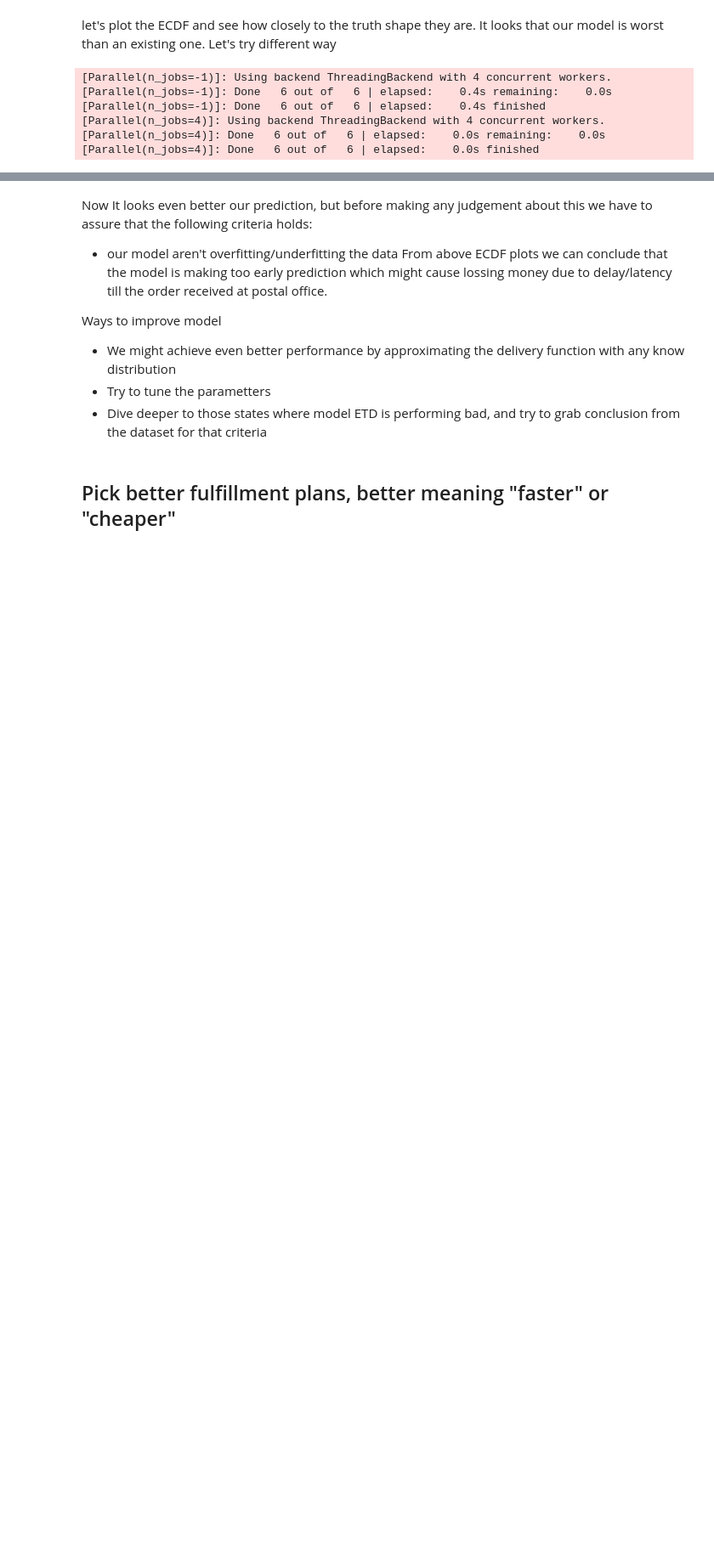
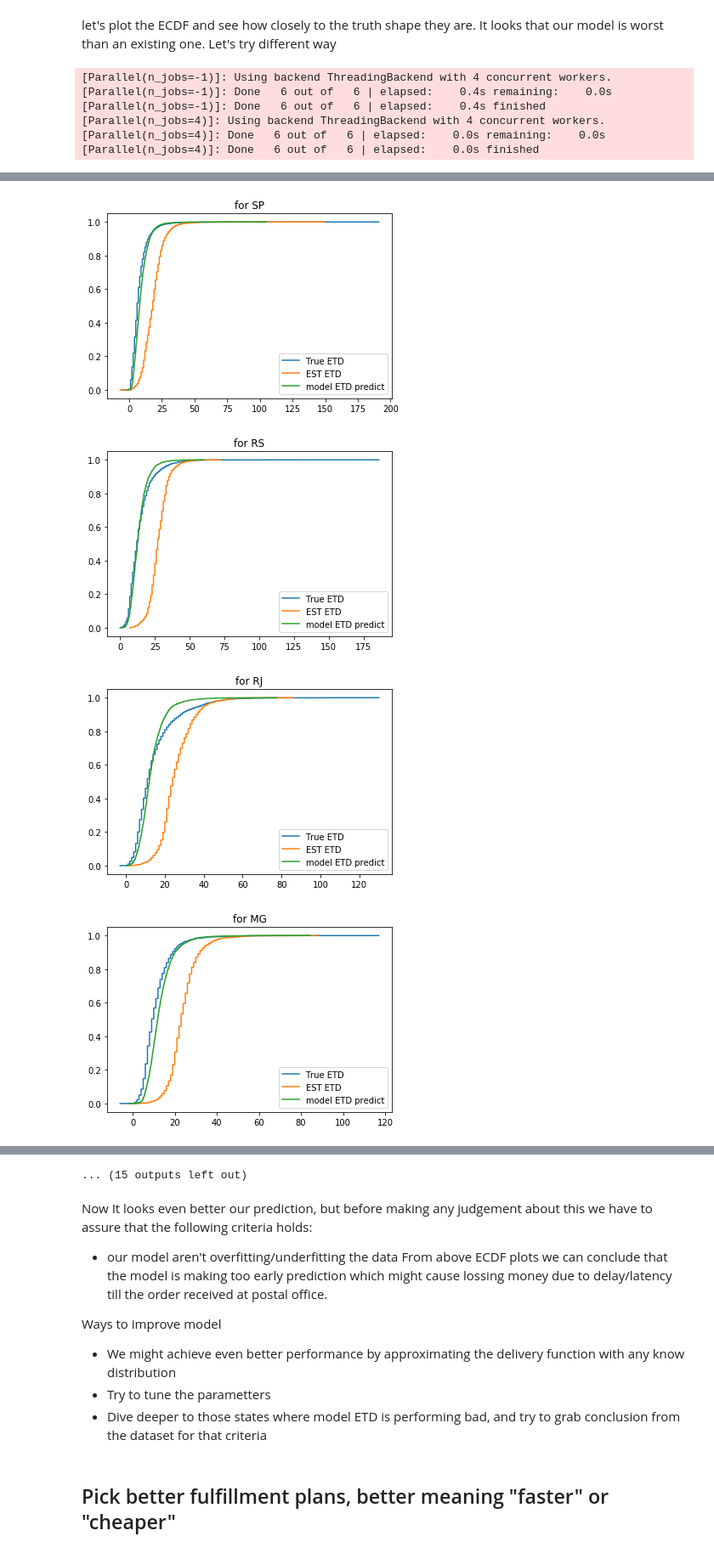
Before and after one commit to YurieCo/ETD_project, a Jupyter notebook: Investigation part.ipynb, the cells around one changed output, grey strips where cells are left out. Shown at 85% size. Saved outputs shown, nothing was run; the diff lists cells and outputs as text; code cells hidden in the pictures; blank space fills up the shorter version.

```diff
--- a/Investigation part.ipynb
+++ b/Investigation part.ipynb
@@ -314,0 +264,9 @@ for s in states:
+# %%
+X_test['our_model_predict'] = ynew
+
+draw_ecdf_models(X_test)
+# %% [output]
+[figure, added]
+[figure, added]
+[figure, added]
+[figure, added]
@@ -315,3 +281,4 @@ for s in states:
+... (15 outputs left out)
 # %% [markdown]
 Now It looks even better our prediction, but before making any judgement about this we have to assure that the following criteria holds:
 - our model aren't overfitting/underfitting the data
```
Also changed, not shown: parts of 14 cells of this notebook.
